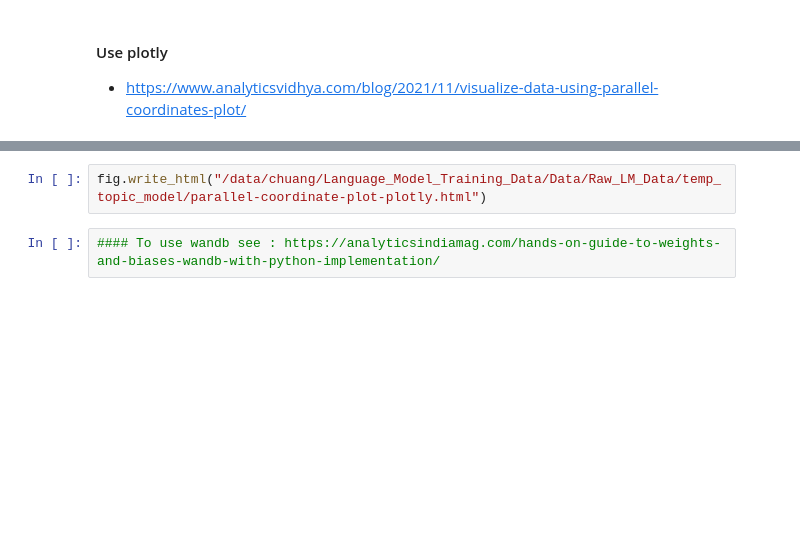
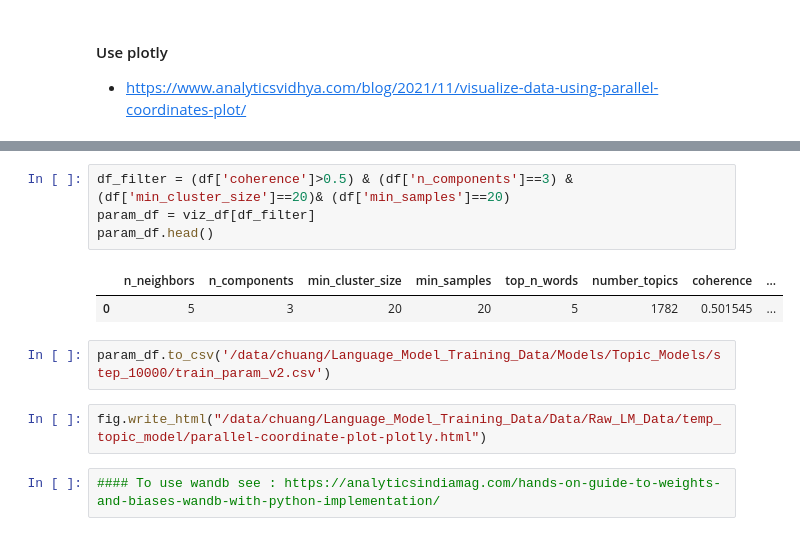
Before and after one commit to johnsonice/HuggingFace_Demos, a Jupyter notebook: examples/sentence_bert_applications/topic_model/notebook/hyper_param_viz.ipynb, the cells around one changed output, grey strips where cells are left out. Saved outputs shown, nothing was run; the diff lists cells and outputs as text; blank space fills up the shorter version.

```diff
--- a/examples/sentence_bert_applications/topic_model/notebook/hyper_param_viz.ipynb
+++ b/examples/sentence_bert_applications/topic_model/notebook/hyper_param_viz.ipynb
@@ -44,6 +46,15 @@ fig.update_layout() #coloraxis_showscale=False # if you want to hide score scale
 fig.show()
 # %% [output]
 iteritems is deprecated and will be removed in a future version. Use .items instead.
+# %%
+df_filter = (df['coherence']>0.5) & (df['n_components']==3) & (df['min_cluster_size']==20)& (df['min_samples']==20)
+param_df = viz_df[df_filter]
+param_df.head()
+# %% [output]
+|  | n_neighbors | n_components | min_cluster_size | min_samples | top_n_words | number_topics | coherence | ... |
+| 0 | 5 | 3 | 20 | 20 | 5 | 1782 | 0.501545 | ... |
+# %%
+param_df.to_csv('/data/chuang/Language_Model_Training_Data/Models/Topic_Models/step_10000/train_param_v2.csv')
 # %%
 fig.write_html("/data/chuang/Language_Model_Training_Data/Data/Raw_LM_Data/temp_topic_model/parallel-coordinate-plot-plotly.html")
 # %%
```
Also changed, not shown: parts of 4 cells of this notebook, 5 other files.
